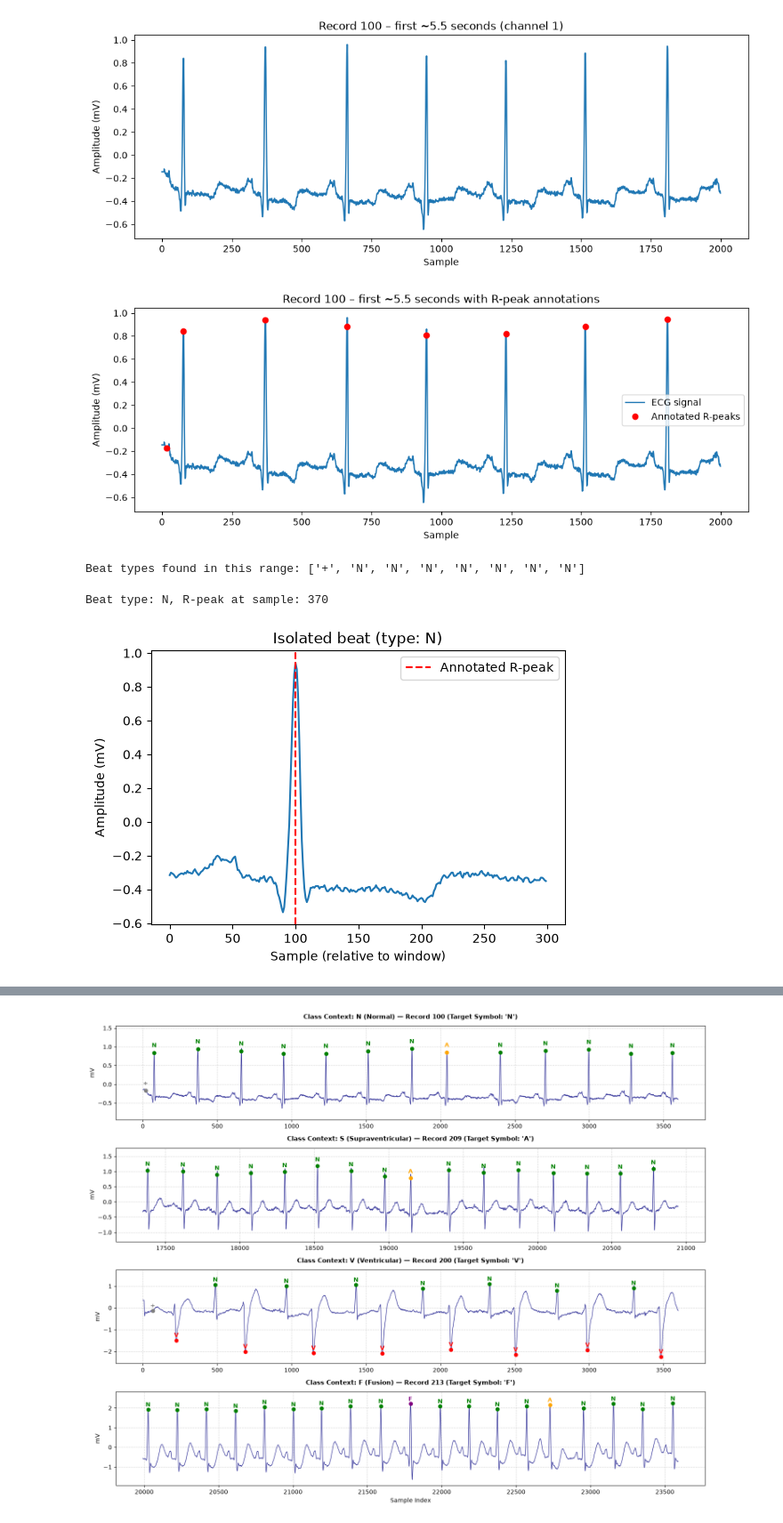
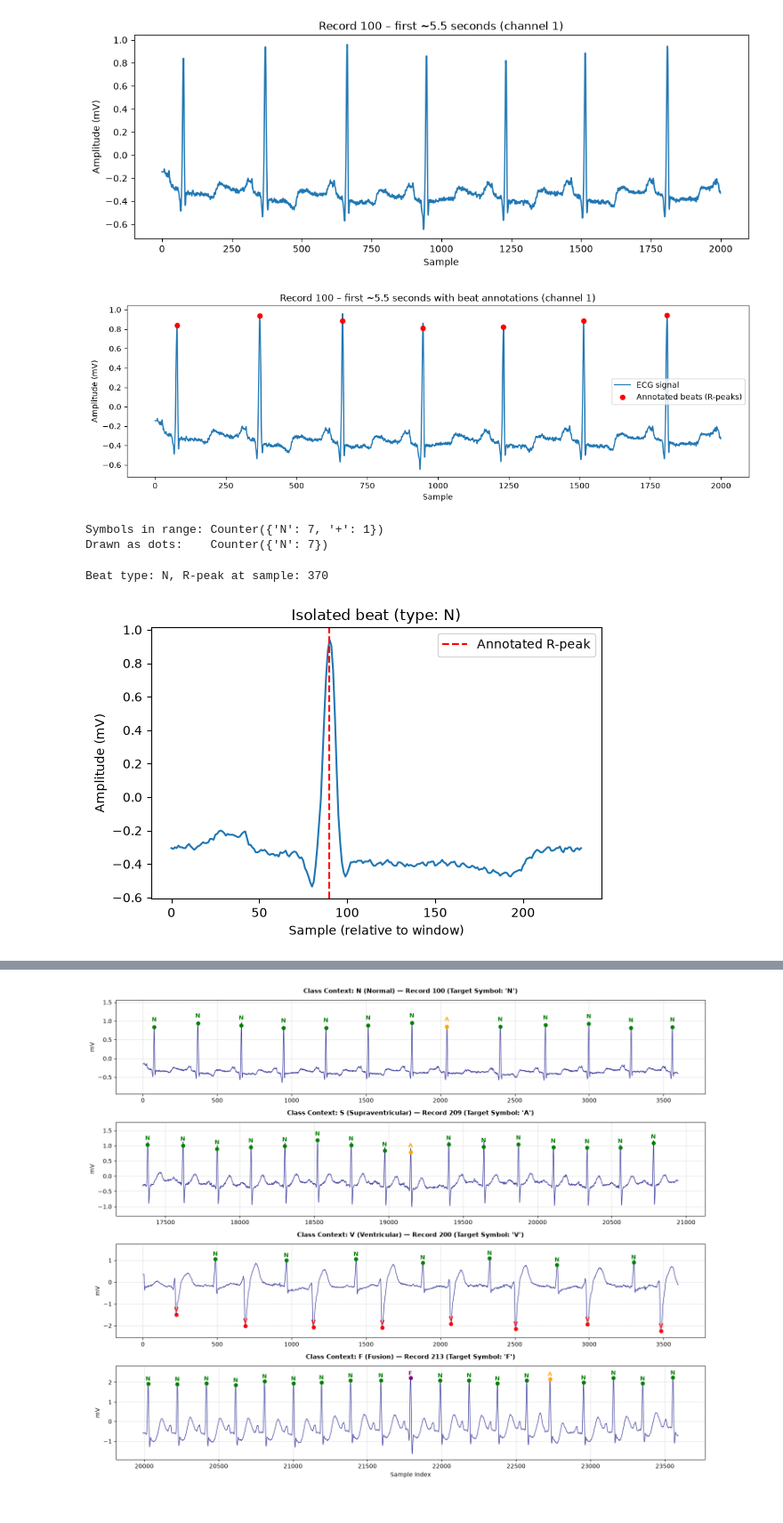
Before and after one commit to RasSved/Data-Mining-Project, a Jupyter notebook: notebooks/EDA.ipynb, the cells around one changed output, grey strips where cells are left out. Shown at 89% size. Cells and saved outputs as stored; diff of their text form; code cells hidden in the pictures.

```diff
--- a/notebooks/EDA.ipynb
+++ b/notebooks/EDA.ipynb
@@ -23,45 +118,42 @@ Sampling frequency: 360
 Number of annotated beats: 2274
 [figure]
 # %%
-import numpy as np
+# Beat annotations in the plotted range only: '+' and other non-beat markers are not R-peaks
+plot_range = 2000
+in_range = annotation.sample < plot_range
+is_beat = np.array([sym in BEAT_SYMBOLS for sym in annotation.symbol])
+beats_in_range = annotation.sample[in_range & is_beat]
 
-# We only plotted the first 2000 samples earlier, so we need to find
-# which annotated beats fall within that same range
-plot_range = 2000
-beats_in_range = annotation.sample[annotation.sample < plot_range]
-
-# Re-plot the signal, then overlay markers at each R-peak position
 plt.figure(figsize=(12, 4))
 plt.plot(record.p_signal[:plot_range, 0], label='ECG signal')
 plt.plot(beats_in_range, record.p_signal[beats_in_range, 0],
-          'ro', label='Annotated R-peaks')
-plt.title('Record 100 – first ~5.5 seconds with R-peak annotations')
+         'ro', label='Annotated beats (R-peaks)')
+plt.title('Record 100 – first ~5.5 seconds with beat annotations (channel 1)')
 plt.xlabel('Sample')
 plt.ylabel('Amplitude (mV)')
 plt.legend()
+plt.tight_layout()
 plt.show()
 
-print("Beat types found in this range:",
-      [annotation.symbol[i] for i in range(len(annotation.sample))
-       if annotation.sample[i] < plot_range])
+# Which symbols are in the plotted range, and which of them are drawn
+print("Symbols in range:", Counter(annotation.symbol[i] for i in np.where(in_range)[0]))
+print("Drawn as dots:   ", Counter(annotation.symbol[i] for i in np.where(in_range & is_beat)[0]))
 # %% [output]
-[figure, old version]
+[figure, new version]
-Beat types found in this range: ['+', 'N', 'N', 'N', 'N', 'N', 'N', 'N']
+Symbols in range: Counter({'N': 7, '+': 1})
+Drawn as dots:    Counter({'N': 7})
 # %%
-# Pick one annotated N-type beat to isolate (skip the first '+' rhythm marker)
-# We use the third annotation, which should be a real 'N' beat
-beat_index = 2
+# Pick the first normal ('N') beat whose full window fits inside the signal
+beat_index = next(i for i, (s, sym) in enumerate(zip(annotation.sample, annotation.symbol))
+                  if sym == 'N' and BEFORE <= s <= len(record.p_signal) - AFTER)
 r_peak_position = annotation.sample[beat_index]
 beat_type = annotation.symbol[beat_index]
 
 print(f"Beat type: {beat_type}, R-peak at sample: {r_peak_position}")
 
-# Define a window around the R-peak: samples before and after
-samples_before = 100
-samples_after = 200
-
-start = r_peak_position - samples_before
-end = r_peak_position + samples_after
+# Window around the R-peak, same length as the model input (BEFORE and AFTER from the setup cell)
+start = r_peak_position - BEFORE
+end = r_peak_position + AFTER
 
 # Extract the isolated beat window from channel 1
 single_beat = record.p_signal[start:end, 0]
@@ -69,13 +161,14 @@ single_beat = record.p_signal[start:end, 0]
 # Plot the isolated beat
 plt.figure(figsize=(6, 4))
 plt.plot(single_beat)
-plt.axvline(x=samples_before, color='red', linestyle='--', label='Annotated R-peak')
+plt.axvline(x=BEFORE, color='red', linestyle='--', label='Annotated R-peak')
 plt.title(f'Isolated beat (type: {beat_type})')
 plt.xlabel('Sample (relative to window)')
 plt.ylabel('Amplitude (mV)')
 plt.legend()
+plt.tight_layout()
 plt.show()
 # %% [output]
 Beat type: N, R-peak at sample: 370
-[figure, old version]
+[figure, new version]
 # %%
```
Also changed, not shown: parts of 17 cells of this notebook.
